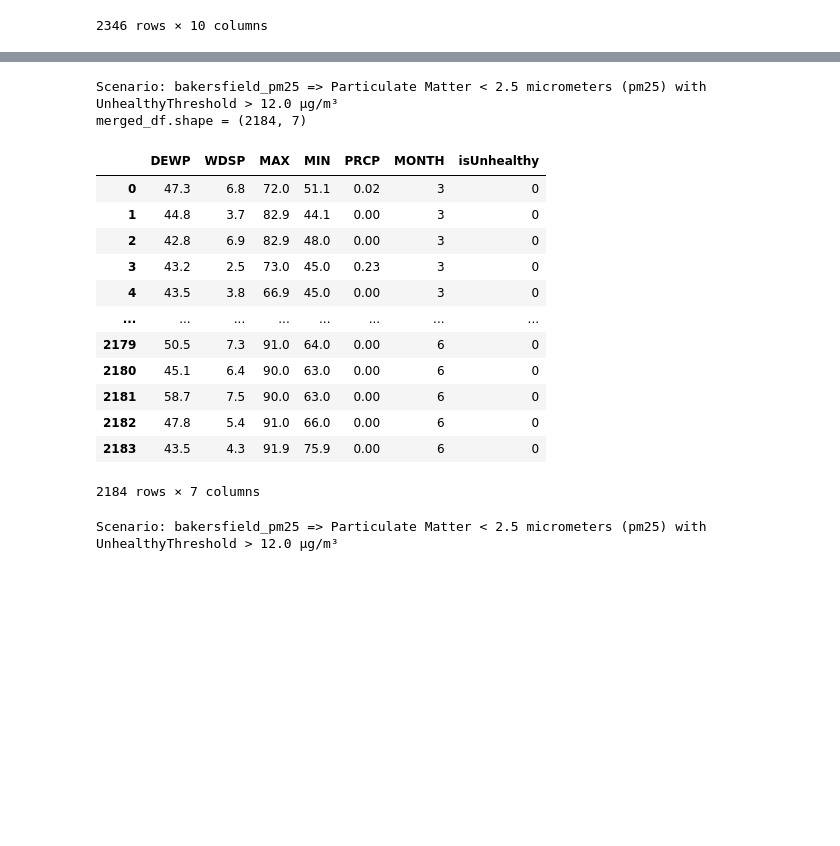
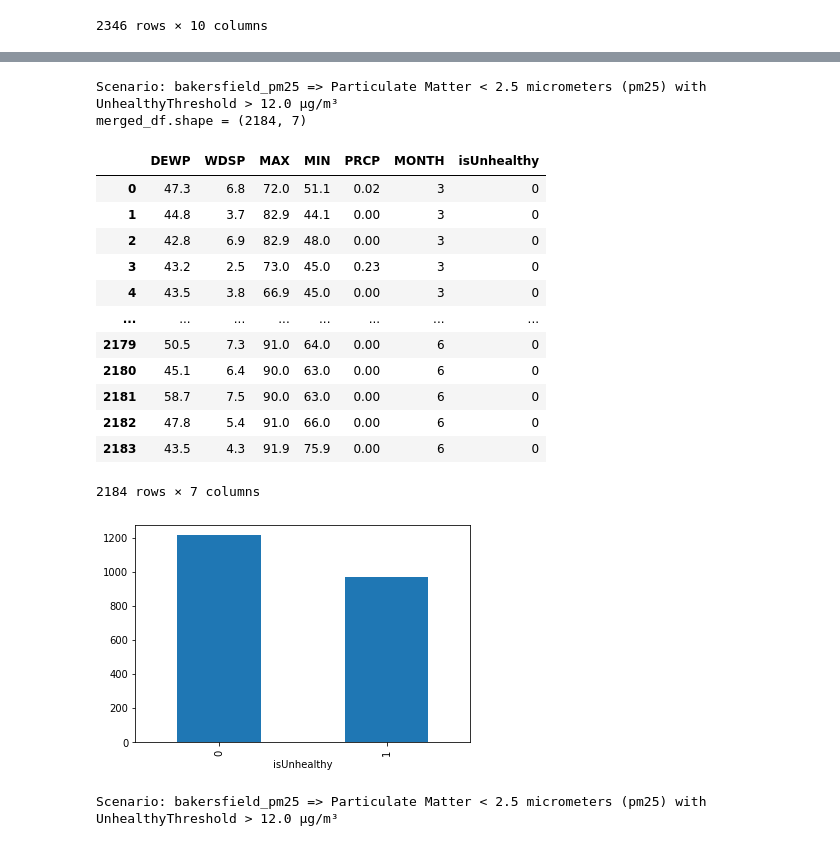
Before and after one commit to aws-samples/aws-smsl-predict-airquality-via-weather, a Jupyter notebook: aq_by_weather.ipynb, the cells around one changed output, grey strips where cells are left out. Saved outputs shown, nothing was run; the diff lists cells and outputs as text; code cells hidden in the pictures; blank space fills up the shorter version.

```diff
--- a/aq_by_weather.ipynb
+++ b/aq_by_weather.ipynb
@@ -478,32 +491,34 @@ aq_df.shape = (2194, 5)
 # %%
 # Merge the NOAA GSOD weather data with our OpenAQ data by DATE...
 # Perform another column drop to remove columns we don't want as features/inputs.
 # This column removal will NOT be necessary once we can use Autogluon ignore_columns param (TBD).
-AQbyWeather.selectedScenario.printSummary()
+print(AQbyWeather.selectedScenario.getSummary())
 merged_df = AQbyWeather.getMergedDataFrame(noaagsod_df, aq_df)
 
 if(len(merged_df > 0)):
     # Output DataFrame properties...
     print('merged_df.shape =', merged_df.shape)
     display(merged_df)
+    merged_df.groupby([AQbyWeather.mlTargetLabel]).size().plot(kind="bar")
     merged_df.to_csv(AQbyWeather.getFilenameOther("dataMERGED"), index=False)
 
 # TODO: Explore other ways to join the data and/or handle null values...
 # %% [output]
 Scenario: bakersfield_pm25 => Particulate Matter < 2.5 micrometers (pm25) with UnhealthyThreshold > 12.0 µg/m³
 merged_df.shape = (2184, 7)
 |  | DEWP | WDSP | MAX | MIN | PRCP | MONTH | isUnhealthy |
 | 0 | 47.3 | 6.8 | 72.0 | 51.1 | 0.02 | 3 | 0 |
 | 1 | 44.8 | 3.7 | 82.9 | 44.1 | 0.00 | 3 | 0 |
 | 2 | 42.8 | 6.9 | 82.9 | 48.0 | 0.00 | 3 | 0 |
 | 3 | 43.2 | 2.5 | 73.0 | 45.0 | 0.23 | 3 | 0 |
 | 4 | 43.5 | 3.8 | 66.9 | 45.0 | 0.00 | 3 | 0 |
 | ... | ... | ... | ... | ... | ... | ... | ... |
 | 2179 | 50.5 | 7.3 | 91.0 | 64.0 | 0.00 | 6 | 0 |
 | 2180 | 45.1 | 6.4 | 90.0 | 63.0 | 0.00 | 6 | 0 |
 | 2181 | 58.7 | 7.5 | 90.0 | 63.0 | 0.00 | 6 | 0 |
 | 2182 | 47.8 | 5.4 | 91.0 | 66.0 | 0.00 | 6 | 0 |
 | 2183 | 43.5 | 4.3 | 91.9 | 75.9 | 0.00 | 6 | 0 |
 2184 rows × 7 columns
+[figure, added]
 # %%
 # Visualize correlations in our merged dataframe...
```
Also changed, not shown: parts of 27 cells of this notebook, 1 other file.
